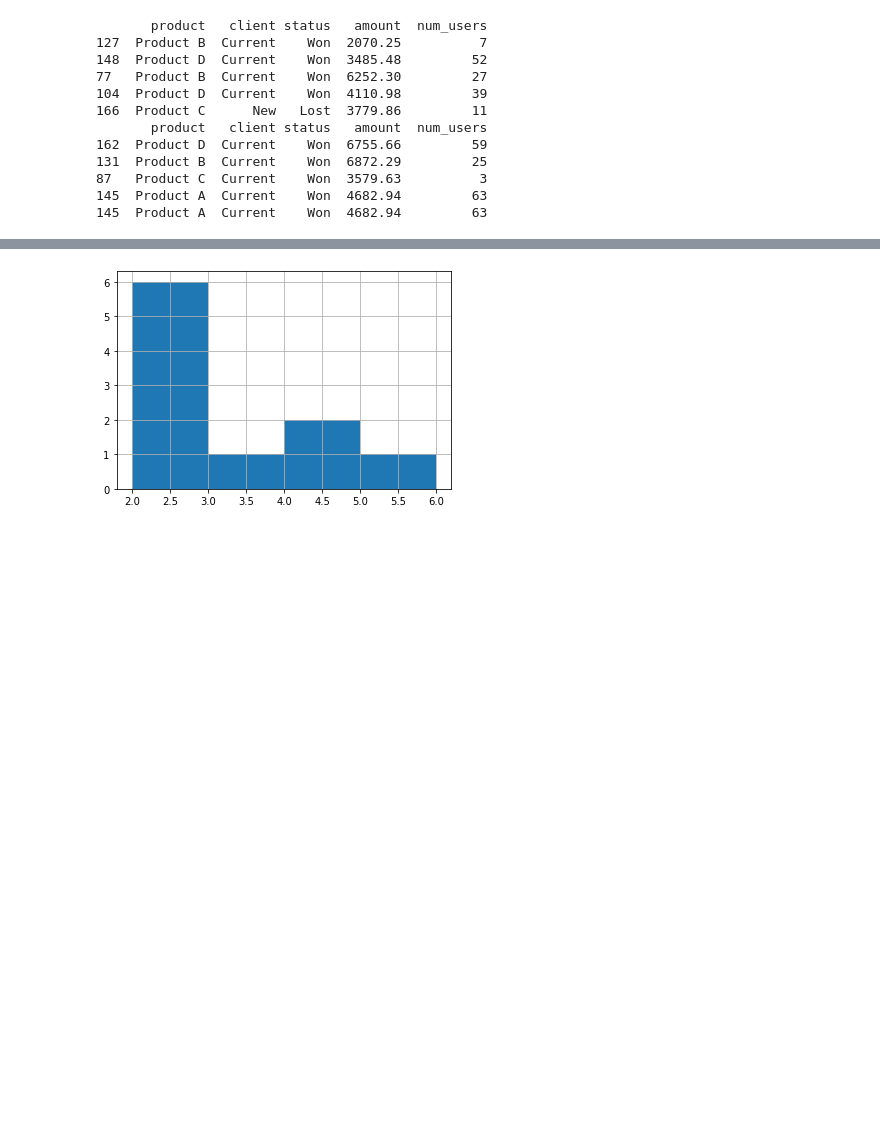
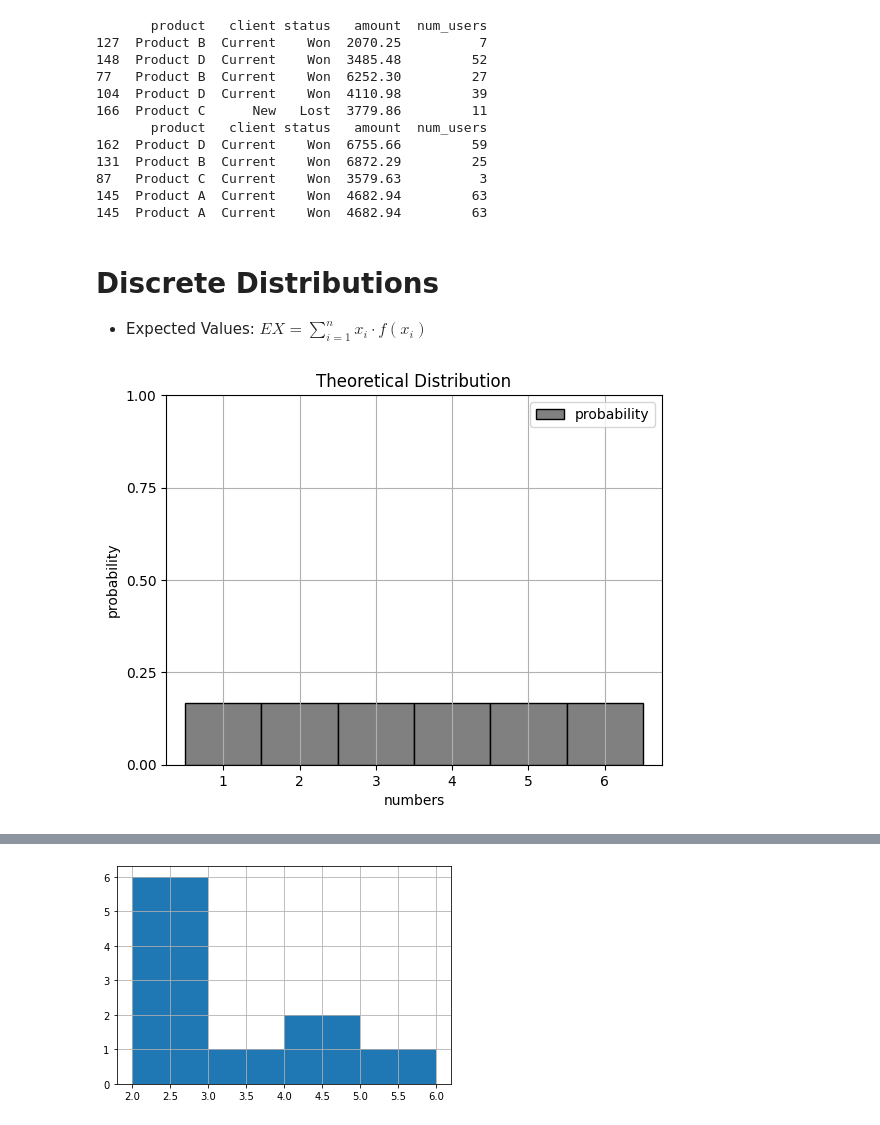
Before and after one commit to armeros/DC_Stats_Introduction, a Jupyter notebook: Intro_to_Stats.ipynb, the cells around one changed output, grey strips where cells are left out. Saved outputs shown, nothing was run; the diff lists cells and outputs as text; code cells hidden in the pictures; blank space fills up the shorter version.

```diff
--- a/Intro_to_Stats.ipynb
+++ b/Intro_to_Stats.ipynb
@@ -277,3 +696,16 @@ print(sample_with_replacement)
 87   Product C  Current    Won  3579.63          3
 145  Product A  Current    Won  4682.94         63
 145  Product A  Current    Won  4682.94         63
+# %% [markdown]
+# **Discrete Distributions**
+
+* Expected Values: $EX = \displaystyle\sum_{i=1}^n x_i\cdot f(x_i)$
+# %%
+fair_die = pd.DataFrame(data={'numbers':[1, 2, 3, 4, 5, 6], 'probability': [1/6, 1/6, 1/6, 1/6, 1/6, 1/6]})
+fair_die.plot(kind='bar', x='numbers', y='probability', grid=True, width=1, edgecolor='black', color='gray', rot=0)
+plt.ylabel('probability')
+plt.yticks([0, 0.25, 0.5, 0.75, 1])
+plt.title("Theoretical Distribution")
+plt.show()
+# %% [output]
+[figure, added]
```
Also changed, not shown: parts of 160 cells of this notebook.
